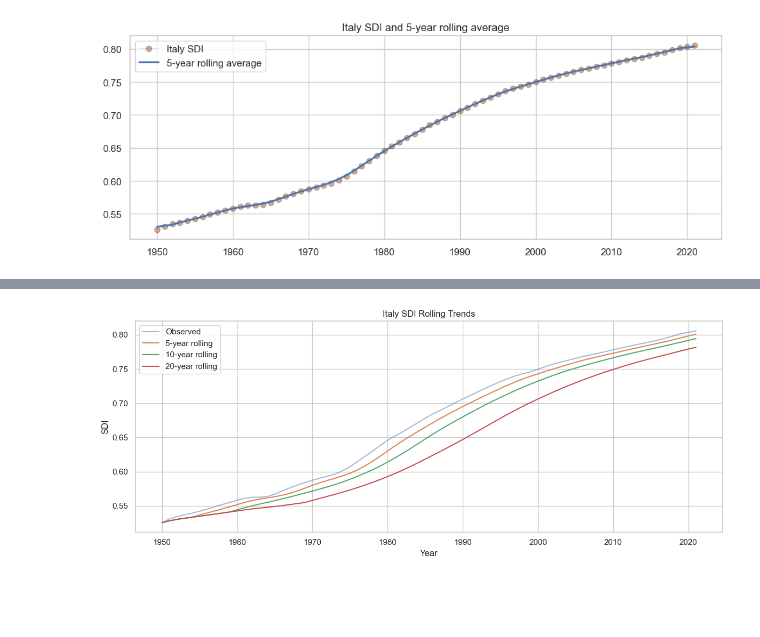
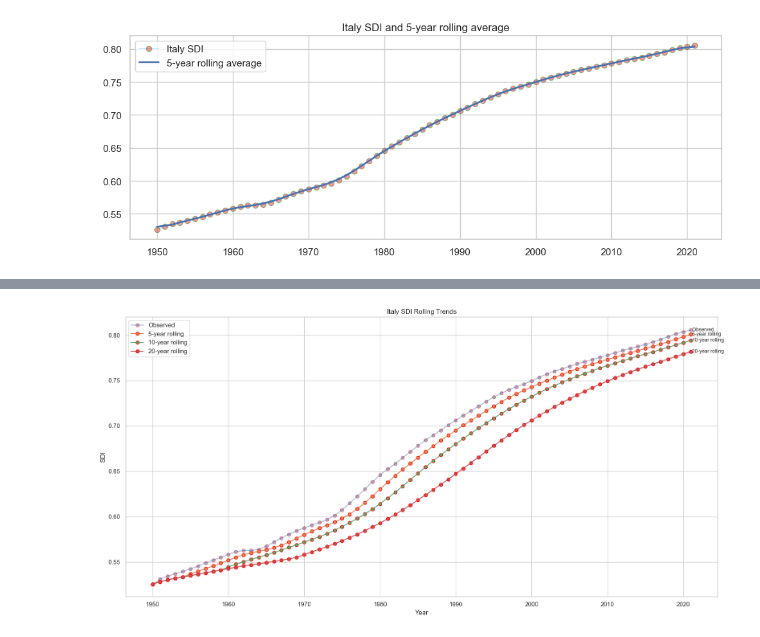
Before and after one commit to samiwadh/Global-Burden-of-Disease-Project, a Jupyter notebook: SDI Visualization.ipynb, the cells around one changed output, grey strips where cells are left out. Cells and saved outputs as stored; diff of their text form; code cells hidden in the pictures; blank space fills up the shorter version.

```diff
--- a/SDI Visualization.ipynb
+++ b/SDI Visualization.ipynb
@@ -339,25 +310,33 @@ Unknown keyword arguments: dict_keys(['typ']).Passing unknown keyword arguments
 # %%
 # 6 Italy SDI Rolling Averages 5,10,20 YEARS
 italy = mini[mini['location'] == 'Italy'].sort_values('year').dropna(subset=['sdi'])
 
 if italy.empty:
     print("Italy data not found.")
 else:
     # 1) Rolling averages (very simple)
     italy['roll_5'] = italy['sdi'].rolling(5, min_periods=1).mean()
     italy['roll_10'] = italy['sdi'].rolling(10, min_periods=1).mean()
     italy['roll_20'] = italy['sdi'].rolling(20, min_periods=1).mean()
 
-    plt.figure(figsize=(12,5))
-    plt.plot(italy['year'], italy['sdi'], label='Observed', alpha=0.5)
-    plt.plot(italy['year'], italy['roll_5'], label='5-year rolling')
-    plt.plot(italy['year'], italy['roll_10'], label='10-year rolling')
-    plt.plot(italy['year'], italy['roll_20'], label='20-year rolling')
+    plt.figure(figsize=(16,8))
+    plt.plot(italy['year'], italy['sdi'], label='Observed', alpha=0.5,marker='o',markeredgecolor ="red")
+    plt.plot(italy['year'], italy['roll_5'], label='5-year rolling',marker='o',markeredgecolor ="red")
+    plt.plot(italy['year'], italy['roll_10'], label='10-year rolling',marker='o',markeredgecolor ="red")
+    plt.plot(italy['year'], italy['roll_20'], label='20-year rolling',marker='o',markeredgecolor ="red")
+
+    #Line labels
+    plt.text(italy['year'].iloc[-1],italy['sdi'].iloc[-1],' Observed',fontsize=9,va='center')
+    plt.text(italy['year'].iloc[-1],italy['roll_5'].iloc[-1],' 5-year rolling',fontsize=9,va='center')
+    plt.text(italy['year'].iloc[-1],italy['roll_10'].iloc[-1],' 10-year rolling',fontsize=9,va='center')
+    plt.text(italy['year'].iloc[-1],italy['roll_20'].iloc[-1],' 20-year rolling',fontsize=9,va='center')
+
+
 
     plt.title('Italy SDI Rolling Trends')
     plt.xlabel('Year'); plt.ylabel('SDI')
     plt.legend()
     plt.tight_layout()
     plt.show()
 # %% [output]
-[figure, old version]
+[figure, new version]
```
Also changed, not shown: parts of 11 cells of this notebook, 9 other files.
